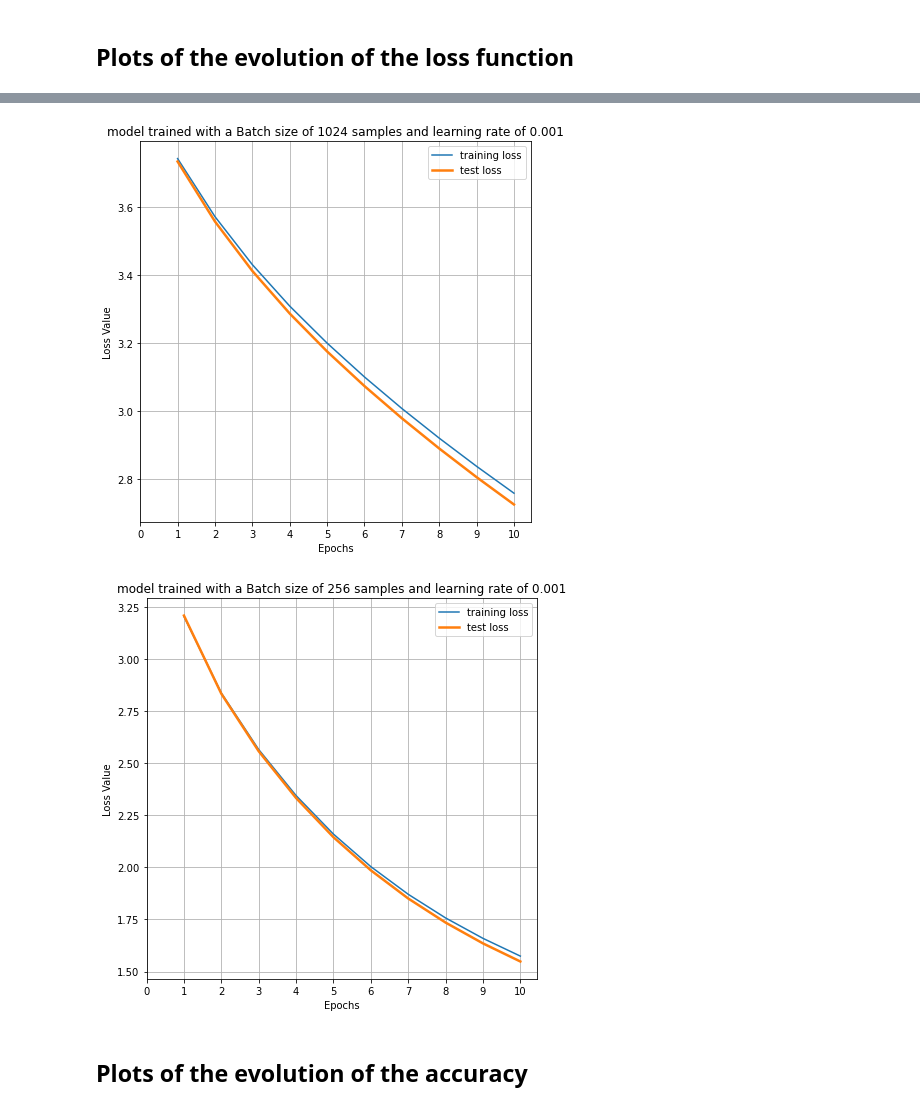
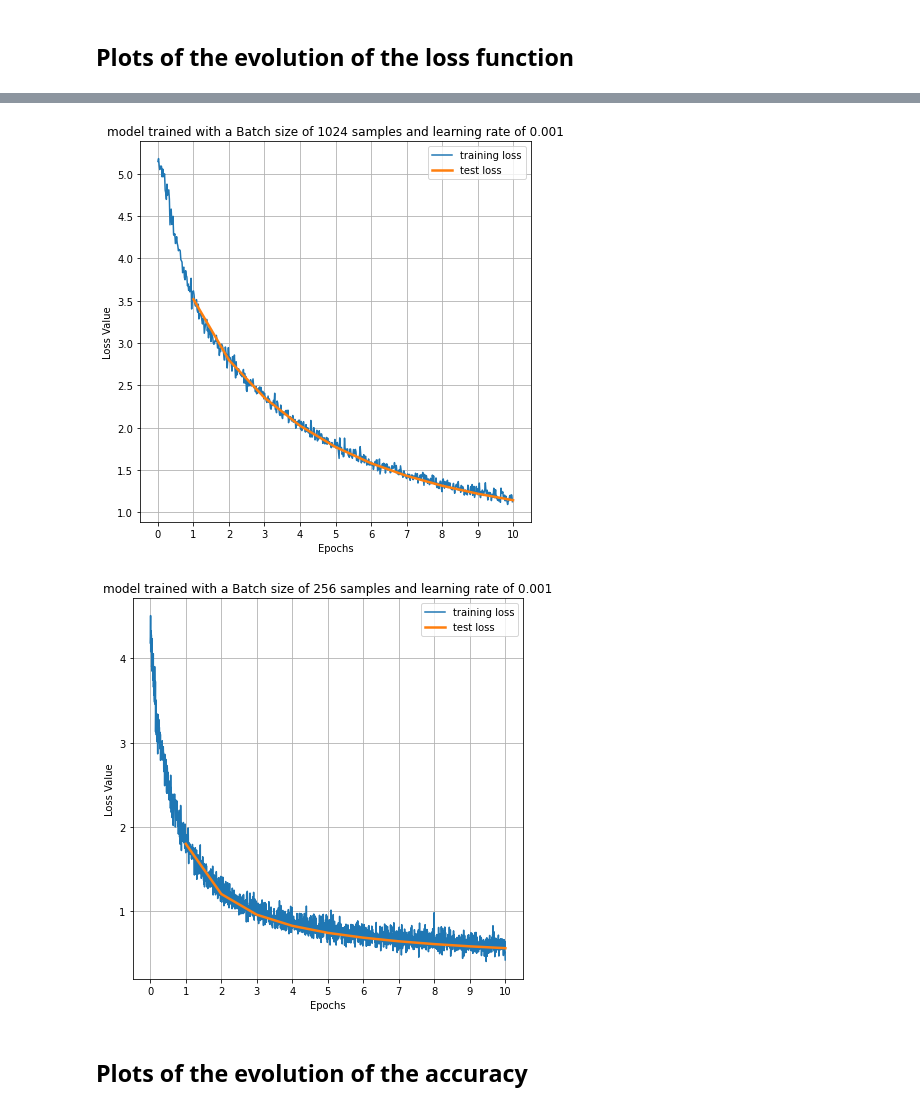
Before and after one commit to smdaa/MNIST-BE, a Jupyter notebook: MNIST.ipynb, the cells around one changed output, grey strips where cells are left out. Saved outputs shown, nothing was run; the diff lists cells and outputs as text; code cells hidden in the pictures.

```diff
--- a/MNIST.ipynb
+++ b/MNIST.ipynb
@@ -218,10 +190,9 @@ def benchmark(W, X, targets):
 # %%
 history    = {}
 eta        = 1e-3 # learning rate
-momentum   = 0.3   # momemtum factor
+momentum   = 0.9   # momemtum factor
 N_EPOCHS   = 10
 BatchSizes = [10000,1024,256] # try different batch sizes for the analysis
-#BatchSizes = [256]
 
 for bs in BatchSizes:
     #
@@ -241,17 +212,46 @@ for bs in BatchSizes:
 
         for batch in Batches:
             # Loop on the batches
-            grad_batch = grad_f_batch(w, batch)
+            grad_batch = 0
+            ce_batch   = 0
+            train_acc  = 0
+            for ind in batch:
+                x = Xtrain[ind]
+                target = targets_train[ind]
+                ce,grad,pred = f(w, x, target)
+                ce_batch += ce
+                grad_batch += grad
+                if np.argmax(target) == np.argmax(pred):
+                    train_acc += 1
+            ce_batch   /= batch.shape[0]
+            grad_batch /= batch.shape[0]
+
             new_change = eta * grad_batch.reshape(np.shape(w)) + momentum * change
             w = w - new_change
             change = new_change
 
+            train_acc  /= batch.shape[0]
+            train_loss = ce_batch[0][0]
+
+            history[bs]['train loss'].append(train_loss)
+            history[bs]['train acc'].append(train_acc)
+
+
         # Test accuracy at the end of each epoch
-        train_acc, train_loss = benchmark(w, Xtrain, targets_train)
-        history[bs]['train acc'].append(train_acc)
-        history[bs]['train loss'].append(train_loss)
 
-        test_acc,test_loss = benchmark(w, Xtest, targets_test)
+        m = Xtest.shape[0]
+        test_acc = 0
+        test_loss = 0
+        for i in range(m):
+            x = Xtest[i]
+            target = targets_test[i]
+            ce,_,pred = f(w, x, target)
+            test_loss += ce[0][0]
+            if np.argmax(target) == np.argmax(pred):
+                test_acc += 1
+        test_acc = test_acc / m
+        test_loss = test_loss / m
+
         history[bs]['test acc'].append(test_acc)
         history[bs]['test loss'].append(test_loss)
 
@@ -291,7 +291,7 @@ for bs in BatchSizes:
     Ep = [str(n) for n in np.arange(N_EPOCHS+1)]
 
     plt.figure(figsize=(7,7))
-    plt.plot(E[1:],history[bs]['train loss'],label = 'training loss')
+    plt.plot(history[bs]['train loss'],label = 'training loss')
     plt.plot(E[1:],history[bs]['test loss'][1:],linewidth=2.5,label = 'test loss')
     plt.xticks(E,Ep)
     plt.xlabel('Epochs')
@@ -306,5 +306,5 @@ for bs in BatchSizes:
-[figure, old version]
+[figure, new version]
-[figure, old version]
+[figure, new version]
 # %% [markdown]
 ## Plots of the evolution of the accuracy
 # %%
```
Also changed, not shown: parts of 10 cells of this notebook.
